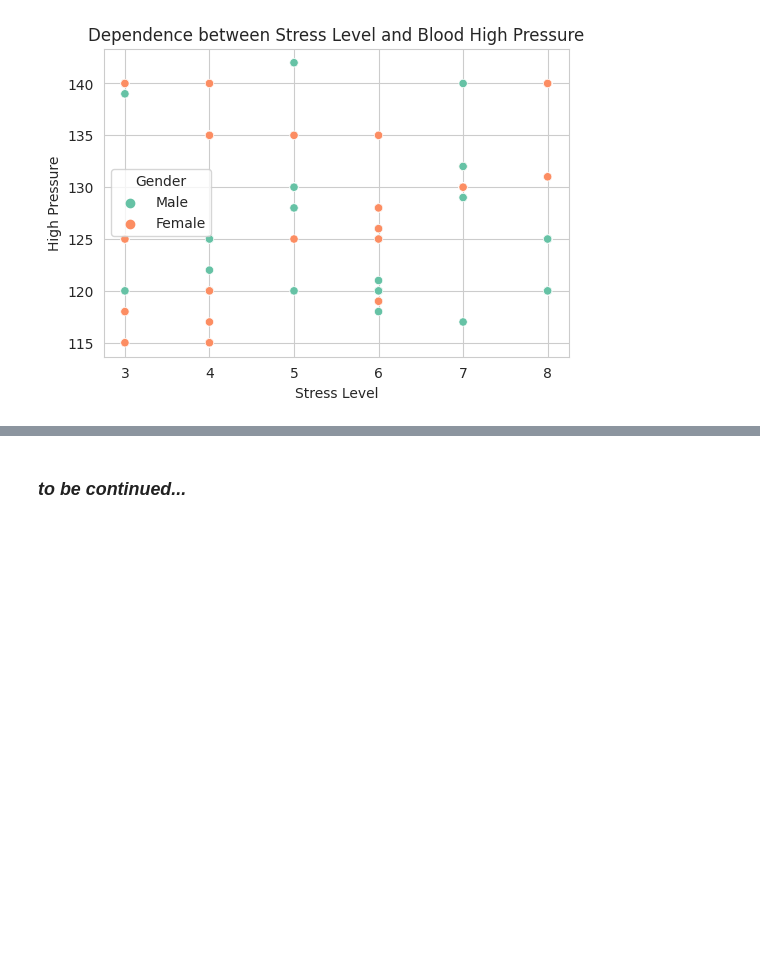
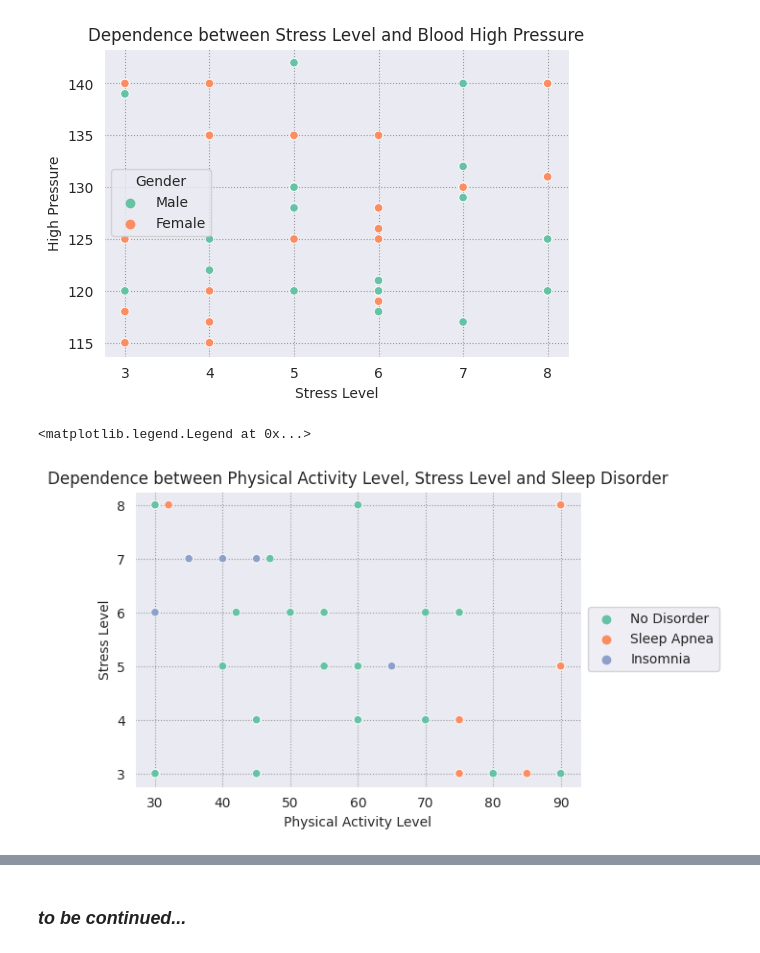
Before and after one commit to MartaSeidler/Kaggle_Sleep_Health_and_Lifestyle, a Jupyter notebook: sleep-health-and-lifestyle.ipynb, the cells around one changed output, grey strips where cells are left out. Saved outputs shown, nothing was run; the diff lists cells and outputs as text; code cells hidden in the pictures; blank space fills up the shorter version.

Commit message:
Kaggle Notebook | Sleep, Health and Lifestyle | Version 6

```diff
--- a/sleep-health-and-lifestyle.ipynb
+++ b/sleep-health-and-lifestyle.ipynb
@@ -8,7 +8,7 @@ import numpy as np
 import matplotlib.pyplot as plt
 import seaborn as sns
 
-sns.set_style("whitegrid")
+sns.set_style("darkgrid",{"grid.color": ".6", "grid.linestyle": ":"})
 sns.set_palette("Set2")
 # %%
 df = pd.read_csv('/kaggle/input/sleep-health-and-lifestyle/ss.csv')
@@ -270,3 +270,11 @@ sns.scatterplot(data=df, x='Stress Level', y='High Pressure', hue='Gender')
 # %% [output]
 <Axes: title={'center': 'Dependence between Stress Level and Blood High Pressure'}, xlabel='Stress Level', ylabel='High Pressure'>
 [figure]
+# %%
+plt.figure(figsize=(6, 4))
+plt.title("Dependence between Physical Activity Level, Stress Level and Sleep Disorder")
+sns.scatterplot(data=df, x='Physical Activity Level', y='Stress Level', hue='Sleep Disorder')
+plt.legend(loc='center left', bbox_to_anchor=(1, 0.5))
+# %% [output]
+<matplotlib.legend.Legend at 0x...>
+[figure, added]
```
Also changed, not shown: parts of 3 cells of this notebook.
